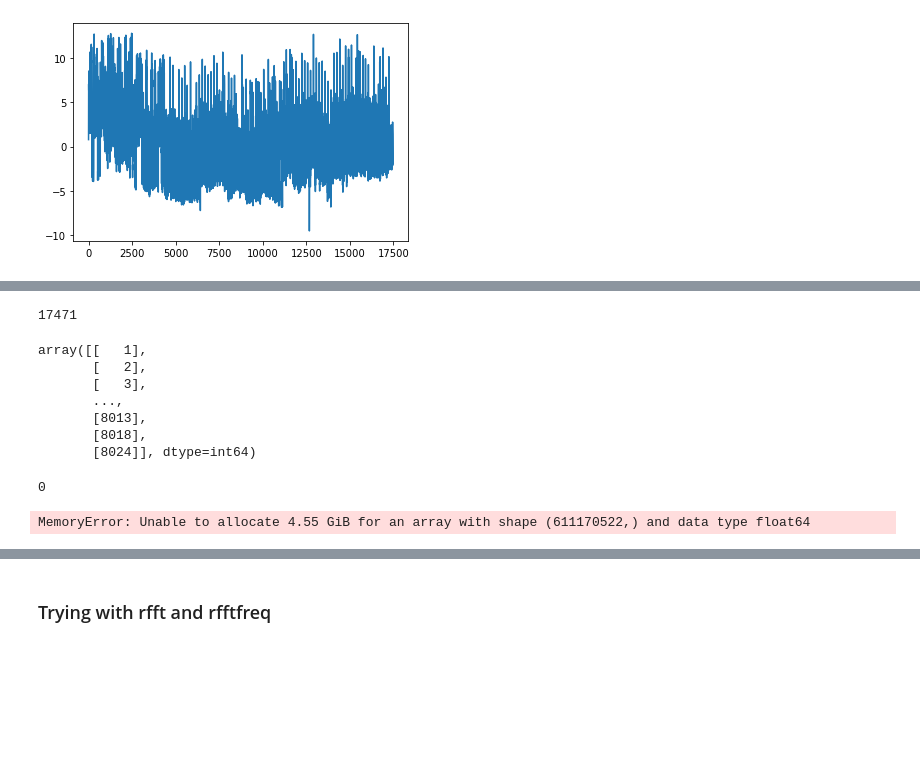
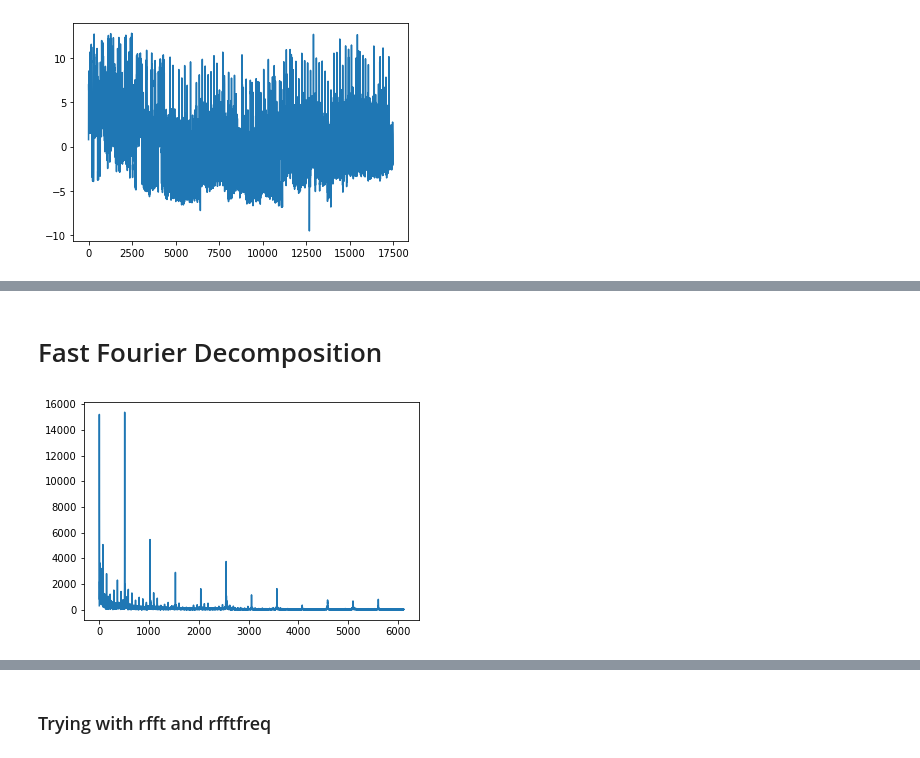
Before and after one commit to mdeppner/energy_demand_prediction_for_buildings, a Jupyter notebook: notebooks/Demand Prediction.ipynb, the cells around one changed output, grey strips where cells are left out. Cells and saved outputs as stored; diff of their text form; code cells hidden in the pictures; blank space fills up the shorter version.

```diff
--- a/notebooks/Demand Prediction.ipynb
+++ b/notebooks/Demand Prediction.ipynb
@@ -341,11 +339,12 @@ plt.show()
+# %%
+# Split into train and test samples
+train, test = train_test_split(signal, test_size=0.3, shuffle = False, )
 # %%
 # The amount of datapoints the signal contains
-datapoints = np.size(signal)
+datapoints = np.size(train)
+
 # The minimal required sampling rate for this signal
-sampling_rate = datapoints * 2
+sampling_rate = datapoints
 
-# Sampling Rate many steps between 0 and 1 with step size 1/sampling_rate. The amount of samples taken per step
-#time = np.arange(0,1,1/sampling_rate)
-# Datapoints per time step (Samplin_rate many)
-#datapoints_per_timestep = np.size(time)
-#frequency_domain = np.linspace(0,1,int(datapoints/2))
+# Desired extended timespan
+extended_length = 100
@@ -399,25 +350,0 @@ extended_signal = fft.irfft(extended_spectrum)
-# %%
-np.size(signal)
-# %% [output]
-17471
-# %%
-np.argwhere(scale * np.abs(yf) > 0.01)
-# %% [output]
-array([[   1],
-       [   2],
-       [   3],
-       ...,
-       [8013],
-       [8018],
-       [8024]], dtype=int64)
-# %%
-extended_duration = input_points + 20
-output_signal = np.zeros(extended_duration)
-for index, freq in enumerate(np.argwhere(scaled_yf > 0.9)):
-    print(index)
-    f = freq[0]
-    _, y = generate_sine_wave(f, sampling_rate, extended_duration, scaled_yf[f])
-    output_signal += y
-# %% [output]
-0
-MemoryError: Unable to allocate 4.55 GiB for an array with shape (611170522,) and data type float64
@@ -426,0 +351,17 @@ plt.show()
+# %% [markdown]
+# Fast Fourier Decomposition
+# %%
+# Apply Fast Fourier Transformation for real valued inputs to obtain the frequency spectrum
+# TODO: rename to frequency_spectrum
+yf = rfft(train)
+# Apply cooresponding Discrete Fourier Transform to obtain the bins as sample frequencies
+# TODO: rename to sample_frequencies
+xf = rfftfreq(datapoints, 1 /sampling_rate)
+
+# Plot the result of the Fast Fourier Transformation and its according sample frequencies
+# Note we call np.abs() because rfft provides complex numbers as a result,
+# but for visualisation we are only intereseted in the real valued part
+plt.plot(xf, np.abs(yf))
+plt.show()
+# %% [output]
+[figure, added]
```
Also changed, not shown: parts of 57 cells of this notebook, 2 other files.
